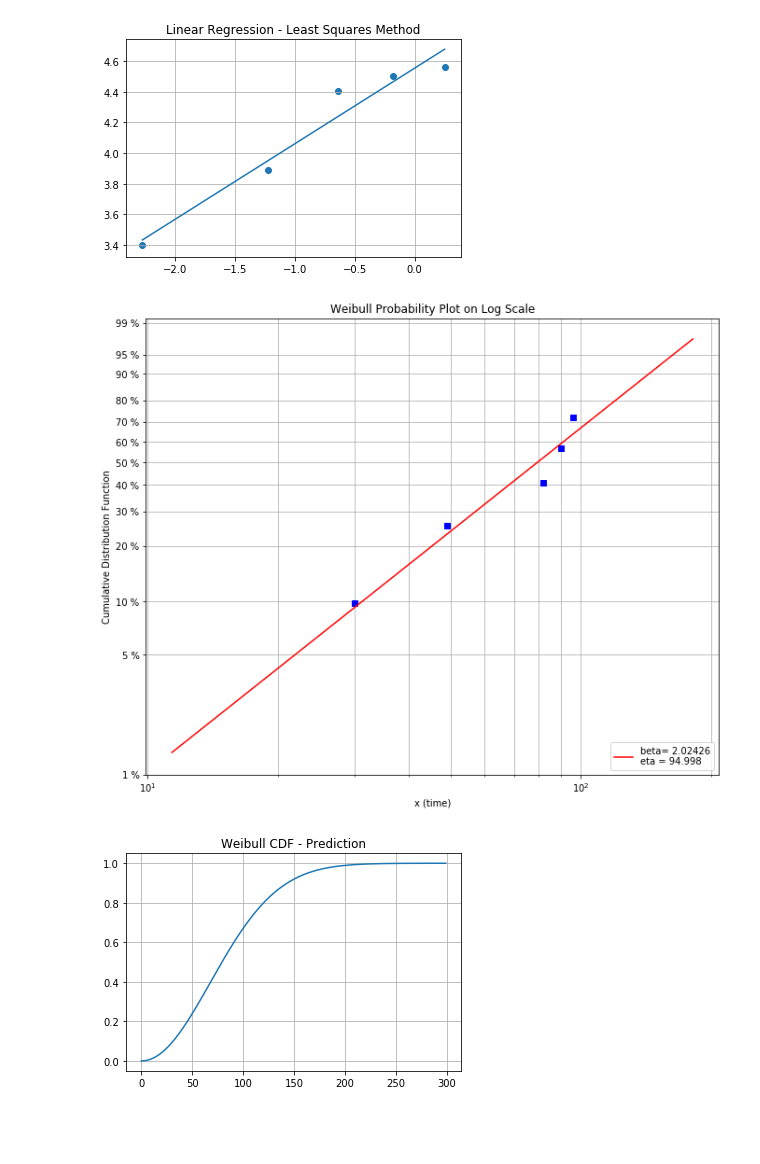
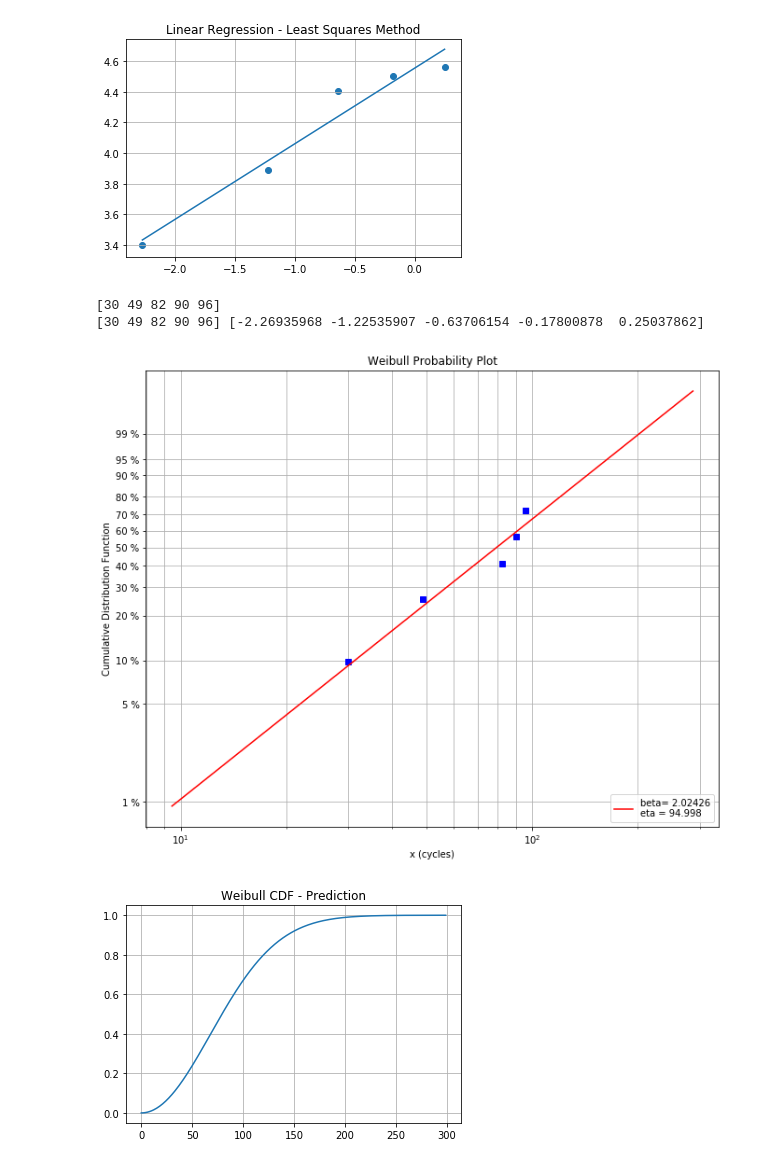
Before and after one commit to slightlynybbled/jupyter_notebooks, a Jupyter notebook: weibull/Weibull_Analysis.ipynb, the cells around one changed output. Saved outputs shown, nothing was run; the diff lists cells and outputs as text; code cells hidden in the pictures; blank space fills up the shorter version.

```diff
--- a/weibull/Weibull_Analysis.ipynb
+++ b/weibull/Weibull_Analysis.ipynb
@@ -479,36 +481,38 @@ y = ln(-ln(1 - median_rank))
 
 # Generate 1000 numbers following a Weibull distribution that we think ideally fits our data using the shape and scale parameter
 x_ideal = scale * np.random.weibull(shape, size=100)
 x_ideal.sort()
 F = 1 - np.exp( -(x_ideal/scale)**shape )
 y_ideal = ln(-ln(1 - F))
 
 # Weibull plot
 fig1 = plt.figure()
 fig1.set_size_inches(11,9)
 ax = plt.subplot(111)
 plt.semilogx(x, y, "bs")
 plt.semilogx(x_ideal, y_ideal, 'r-', label="beta= %5G\neta = %.5G" % (shape, scale) )
-plt.title("Weibull Probability Plot on Log Scale")
-plt.xlabel('x (time)')
+plt.title("Weibull Probability Plot")
+plt.xlabel('x (cycles)')
 plt.ylabel('Cumulative Distribution Function')
 plt.legend(loc='lower right')
 
 # Generate ticks
 def weibull_CDF(y, pos):
     return "%G %%" % (100*(1-np.exp(-np.exp(y))))
 
 formatter = FuncFormatter(weibull_CDF)
 ax.yaxis.set_major_formatter(formatter)
 
 yt_F = np.array([ 0.01, 0.05, 0.1, 0.2, 0.3, 0.4, 0.5,
            0.6, 0.7, 0.8, 0.9, 0.95, 0.99])
 yt_lnF = ln( -ln(1-yt_F))
 plt.yticks(yt_lnF)
 ax.yaxis.grid()
 ax.xaxis.grid(which='both')
 # %% [output]
+[30 49 82 90 96]
+[30 49 82 90 96] [-2.26935968 -1.22535907 -0.63706154 -0.17800878  0.25037862]
-[figure, old version]
+[figure, new version]
 # %%
 x2 = np.arange(0,300)
 y2 = 1-np.exp(-(x2/scale)**shape) # This is the equation for Weibull CDF
```
Also changed, not shown: parts of 13 cells of this notebook.
